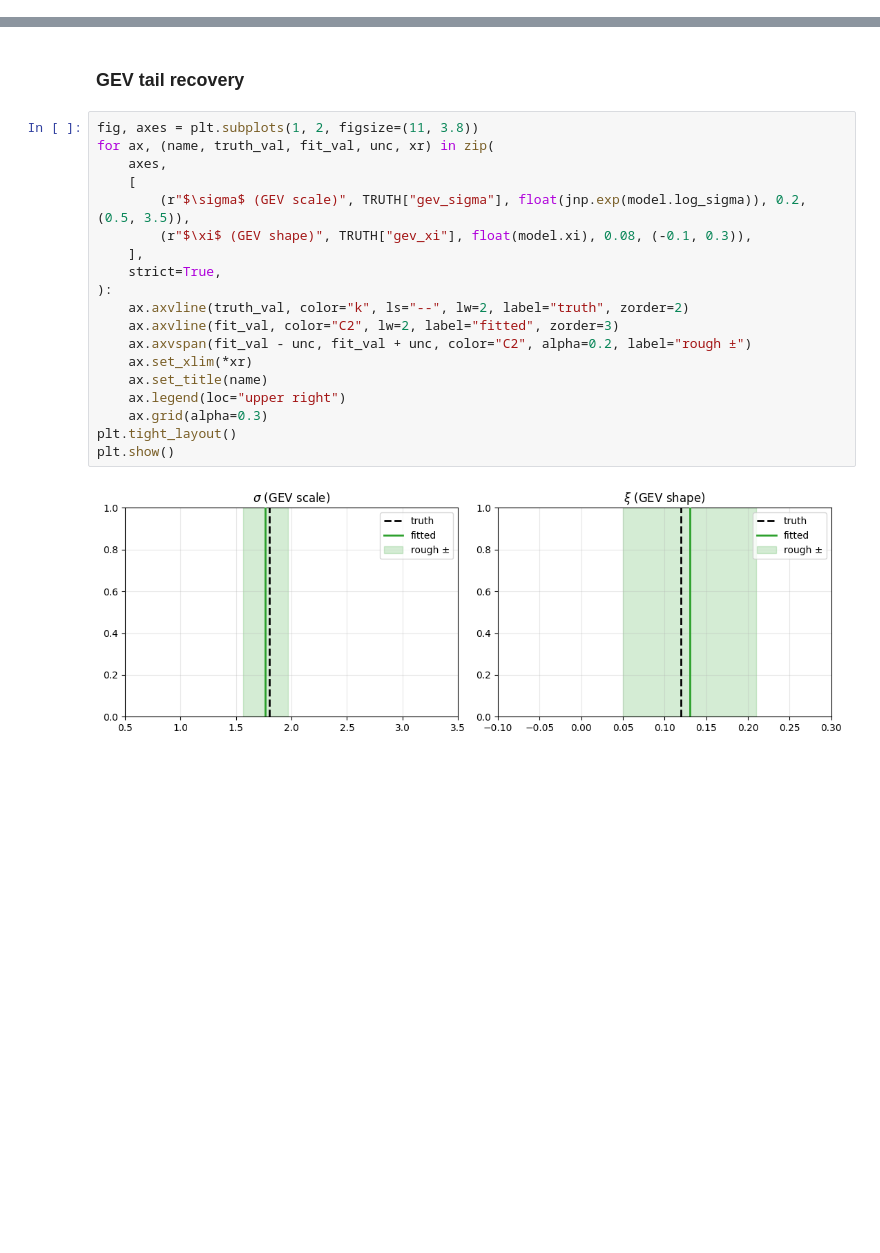
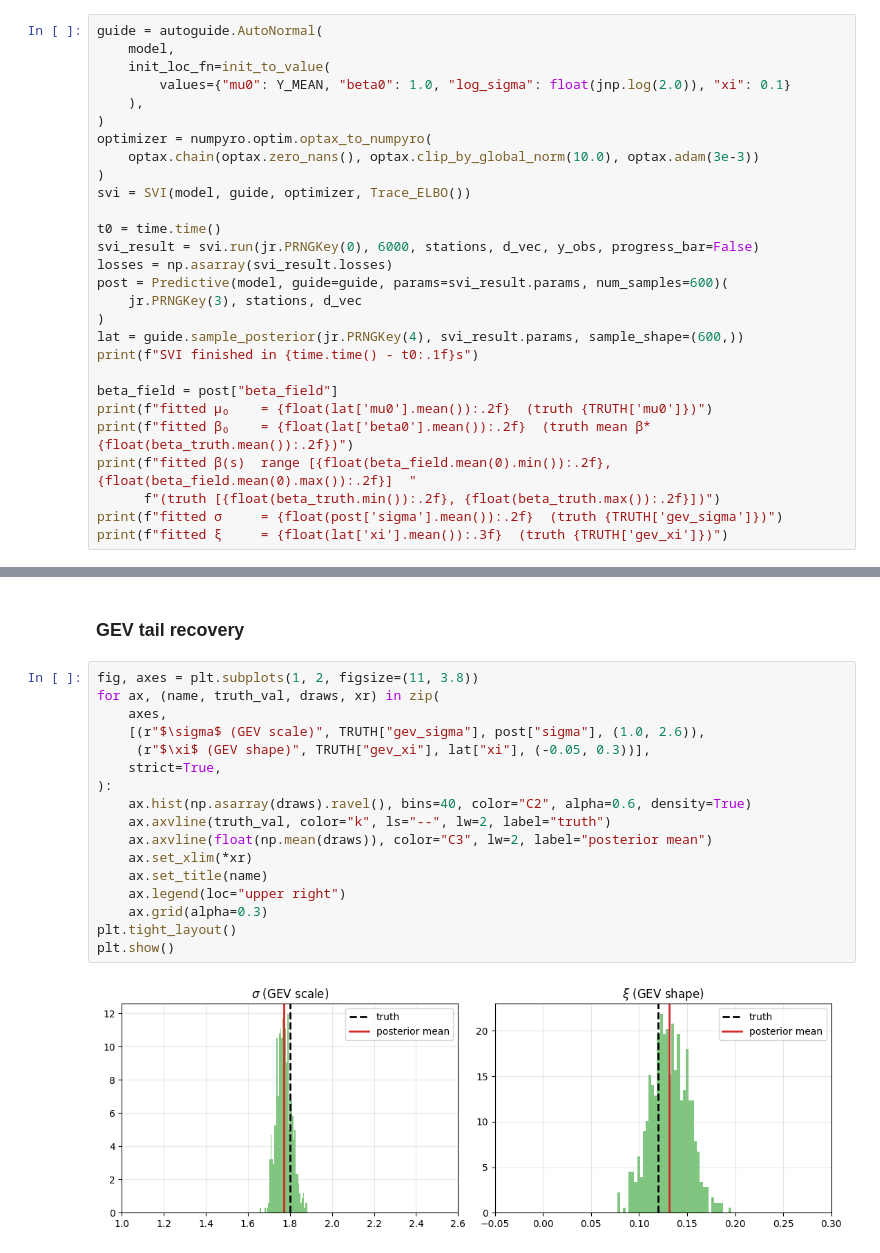
Before and after one commit to jejjohnson/research_notebook, a Jupyter notebook: projects/gaussian_processes/notebooks/13_applied/spatial_extremes/02_spain_multiplicative.ipynb, the cells around one changed output, grey strips where cells are left out. Cells and saved outputs as stored; diff of their text form; blank space fills up the shorter version.

```diff
--- a/projects/gaussian_processes/notebooks/13_applied/spatial_extremes/02_spain_multiplicative.ipynb
+++ b/projects/gaussian_processes/notebooks/13_applied/spatial_extremes/02_spain_multiplicative.ipynb
@@ -557,0 +301,28 @@ fitted k_beta ls    = 2.78 deg  (truth 3.00 deg)
+# %%
+guide = autoguide.AutoNormal(
+    model,
+    init_loc_fn=init_to_value(
+        values={"mu0": Y_MEAN, "beta0": 1.0, "log_sigma": float(jnp.log(2.0)), "xi": 0.1}
+    ),
+)
+optimizer = numpyro.optim.optax_to_numpyro(
+    optax.chain(optax.zero_nans(), optax.clip_by_global_norm(10.0), optax.adam(3e-3))
+)
+svi = SVI(model, guide, optimizer, Trace_ELBO())
+
+t0 = time.time()
+svi_result = svi.run(jr.PRNGKey(0), 6000, stations, d_vec, y_obs, progress_bar=False)
+losses = np.asarray(svi_result.losses)
+post = Predictive(model, guide=guide, params=svi_result.params, num_samples=600)(
+    jr.PRNGKey(3), stations, d_vec
+)
+lat = guide.sample_posterior(jr.PRNGKey(4), svi_result.params, sample_shape=(600,))
+print(f"SVI finished in {time.time() - t0:.1f}s")
+
+beta_field = post["beta_field"]
+print(f"fitted μ₀    = {float(lat['mu0'].mean()):.2f}  (truth {TRUTH['mu0']})")
+print(f"fitted β₀    = {float(lat['beta0'].mean()):.2f}  (truth mean β* {float(beta_truth.mean()):.2f})")
+print(f"fitted β(s)  range [{float(beta_field.mean(0).min()):.2f}, {float(beta_field.mean(0).max()):.2f}]  "
+      f"(truth [{float(beta_truth.min()):.2f}, {float(beta_truth.max()):.2f}])")
+print(f"fitted σ     = {float(post['sigma'].mean()):.2f}  (truth {TRUTH['gev_sigma']})")
+print(f"fitted ξ     = {float(lat['xi'].mean()):.3f}  (truth {TRUTH['gev_xi']})")
@@ -637,25 +401,23 @@ plt.show()
 ### GEV tail recovery
 # %%
 fig, axes = plt.subplots(1, 2, figsize=(11, 3.8))
-for ax, (name, truth_val, fit_val, unc, xr) in zip(
+for ax, (name, truth_val, draws, xr) in zip(
     axes,
-    [
-        (r"$\sigma$ (GEV scale)", TRUTH["gev_sigma"], float(jnp.exp(model.log_sigma)), 0.2, (0.5, 3.5)),
-        (r"$\xi$ (GEV shape)", TRUTH["gev_xi"], float(model.xi), 0.08, (-0.1, 0.3)),
-    ],
+    [(r"$\sigma$ (GEV scale)", TRUTH["gev_sigma"], post["sigma"], (1.0, 2.6)),
+     (r"$\xi$ (GEV shape)", TRUTH["gev_xi"], lat["xi"], (-0.05, 0.3))],
     strict=True,
 ):
-    ax.axvline(truth_val, color="k", ls="--", lw=2, label="truth", zorder=2)
-    ax.axvline(fit_val, color="C2", lw=2, label="fitted", zorder=3)
-    ax.axvspan(fit_val - unc, fit_val + unc, color="C2", alpha=0.2, label="rough ±")
+    ax.hist(np.asarray(draws).ravel(), bins=40, color="C2", alpha=0.6, density=True)
+    ax.axvline(truth_val, color="k", ls="--", lw=2, label="truth")
+    ax.axvline(float(np.mean(draws)), color="C3", lw=2, label="posterior mean")
     ax.set_xlim(*xr)
     ax.set_title(name)
     ax.legend(loc="upper right")
     ax.grid(alpha=0.3)
 plt.tight_layout()
 plt.show()
 # %% [output]
-[figure, old version]
+[figure, new version]
 # %% [markdown]
 ## Return-level maps — now spatially varying
 
```
Also changed, not shown: parts of 42 cells of this notebook.
